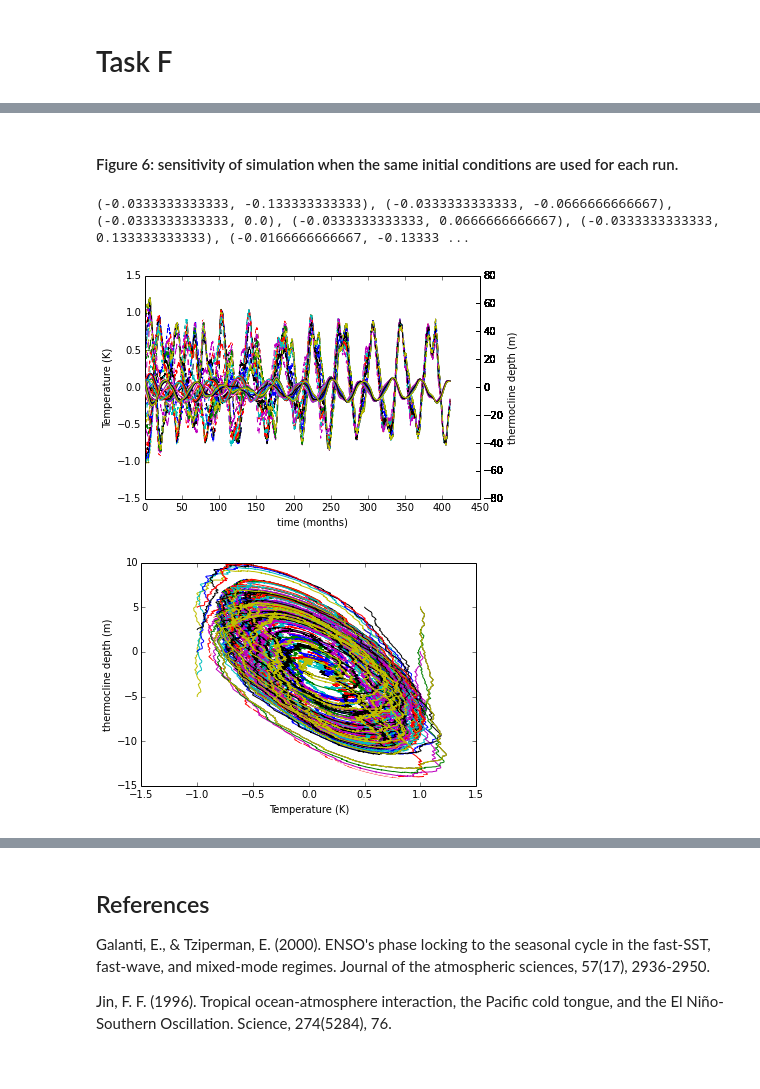
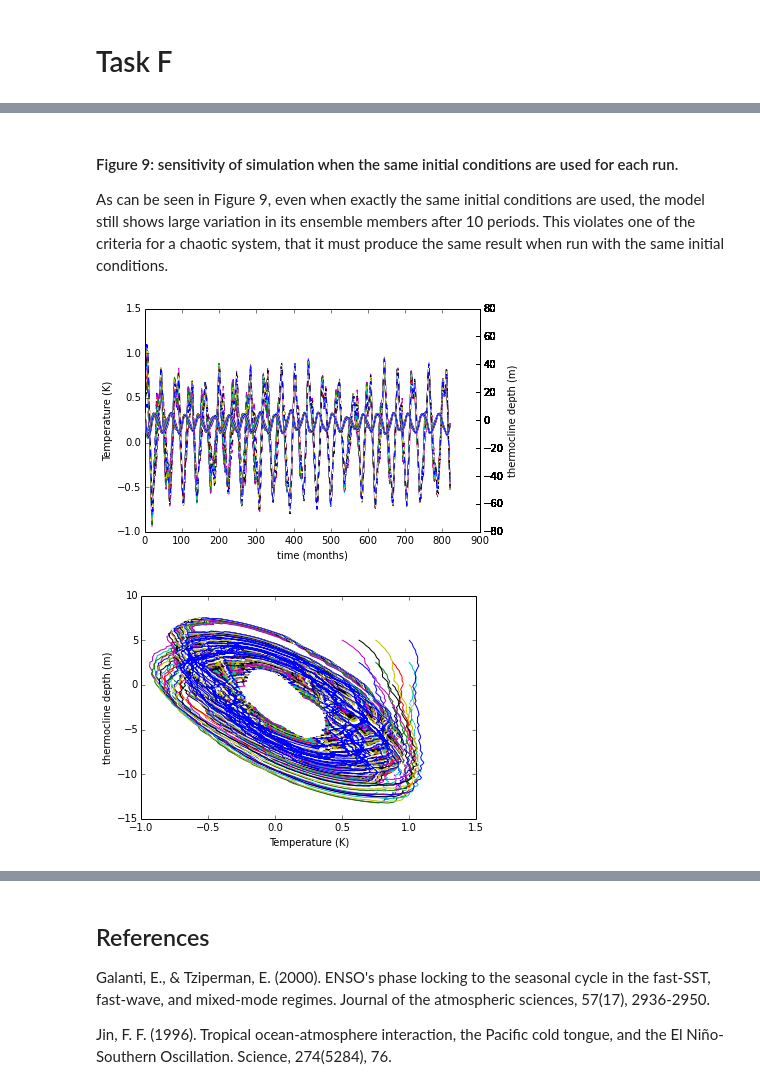
Before and after one commit to markmuetz/mtmw14, a Jupyter notebook: project1/Project1_ENSO_oscillator.ipynb, the cells around one changed output, grey strips where cells are left out. Cells and saved outputs as stored; diff of their text form; code cells hidden in the pictures.

```diff
--- a/project1/Project1_ENSO_oscillator.ipynb
+++ b/project1/Project1_ENSO_oscillator.ipynb
@@ -228,7 +228,7 @@ tau=12/sim.TIME_SCALE # N.B. non-dimensionalised
 tau_cor=1/30/sim.TIME_SCALE # N.B. non-dimensionalised
 settings = sim.init_settings(epsilon=0.1, mu0=0.75, mu_ann=0.2, tau=tau,
                              f_ann=0.02, f_ran=0.2, tau_cor=tau_cor,
-                             mode='annual_cycle', debug=False)
+                             mode='annual_cycle')
 
 results = sim.run_enso_ensemble(one_period * nperiods, nt, settings, h0_min=-0.05, h0_max=0.05)
 plot_ensemble_output(results)
@@ -246,5 +249,5 @@ tau=12/sim.TIME_SCALE # N.B. non-dimensionalised
 tau_cor=1/30/sim.TIME_SCALE # N.B. non-dimensionalised
 settings = sim.init_settings(T0=0.5/sim.T_SCALE, epsilon=3, mu0=0.7, mu_ann=0.2, tau=tau,
                              f_ann=0.02, f_ran=0.2, tau_cor=tau_cor,
-                             mode='annual_cycle', debug=False)
+                             mode='annual_cycle')
 # %% [output]
@@ -252,5 +255,7 @@ setting: tau=6.0, mu0=0.7, mu_ann=0.2, epsilon=3, T0=0.0666666666667, tau_cor=0.
 # %%
-# Demonstration of the sensitivity of the system to small changes in h.
-results = sim.run_enso_ensemble(one_period * nperiods, nt, settings, h0_min=-0.01, h0_max=0.01)
+# Demonstration of the sensitivity of the system to small changes in h, T.
+results = sim.run_enso_ensemble(one_period * nperiods, nt, settings,
+                                h0_min=-1.5/sim.H_SCALE, h0_max=1.5/sim.H_SCALE,
+                                T0_min=0.4/sim.T_SCALE, T0_max=0.6/sim.T_SCALE)
 plot_ensemble_output(results)
 # %% [output]
@@ -262,7 +270,7 @@ plot_ensemble_output(results)
 # N.B. same settings as above used.
 settings = sim.init_settings(T0=0.5/sim.T_SCALE, epsilon=3, mu0=0.7, mu_ann=0.2, tau=tau,
                              f_ann=0.02, f_ran=0.2, tau_cor=tau_cor,
-                             mode='annual_cycle', debug=False)
+                             mode='annual_cycle')
 
 results = sim.run_enso_ensemble(one_period * nperiods, nt, settings,
                                 h0_min=0.0, h0_max=0.0,
@@ -276,14 +283,15 @@ setting: tau=6.0, mu0=0.7, mu_ann=0.2, epsilon=3, T0=0.0666666666667, tau_cor=0.
-# %% [markdown]
-#### Figure 6: sensitivity of simulation when the same initial conditions are used for each run.
+# %% [markdown]
+#### Figure 9: sensitivity of simulation when the same initial conditions are used for each run.
+
+As can be seen in Figure 9, even when exactly the same initial conditions are used, the model still shows large variation in its ensemble members after 10 periods. This violates one of the criteria for a chaotic system, that it must produce the same result when run with the same initial conditions.
 # %%
 # Demonstration of lack of sensitivity if same stochasitic forcing used for each ensemble member.
 # N.B. same settings as above used.
-results = sim.run_enso_ensemble(one_period * nperiods, nt, settings,
+results = sim.run_enso_ensemble(one_period * 20, nt, settings,
                                 h0_min=-5/sim.H_SCALE, h0_max=5/sim.H_SCALE,
-                                T0_min=-1/sim.T_SCALE, T0_max=1/sim.T_SCALE,
+                                T0_min=0.5/sim.T_SCALE, T0_max=1/sim.T_SCALE,
                                 reseed=True)
 plot_ensemble_output(results)
 # %% [output]
-(-0.0333333333333, -0.133333333333), (-0.0333333333333, -0.0666666666667), (-0.0333333333333, 0.0), (-0.0333333333333, 0.0666666666667), (-0.0333333333333, 0.133333333333), (-0.0166666666667, -0.13333 ...
-[figure, old version]
+[figure, new version]
-[figure, old version]
+[figure, new version]
```
Also changed, not shown: parts of 10 cells of this notebook, 3 other files.
